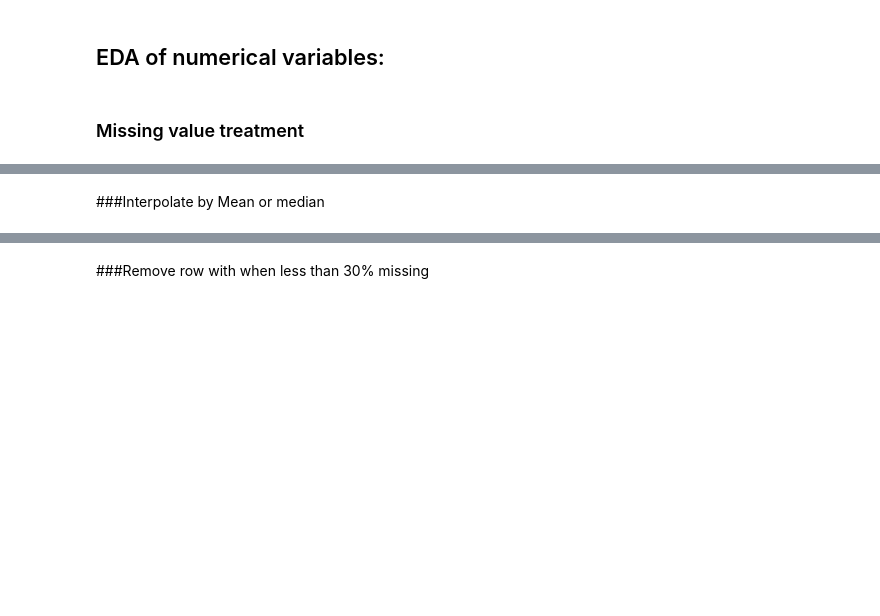
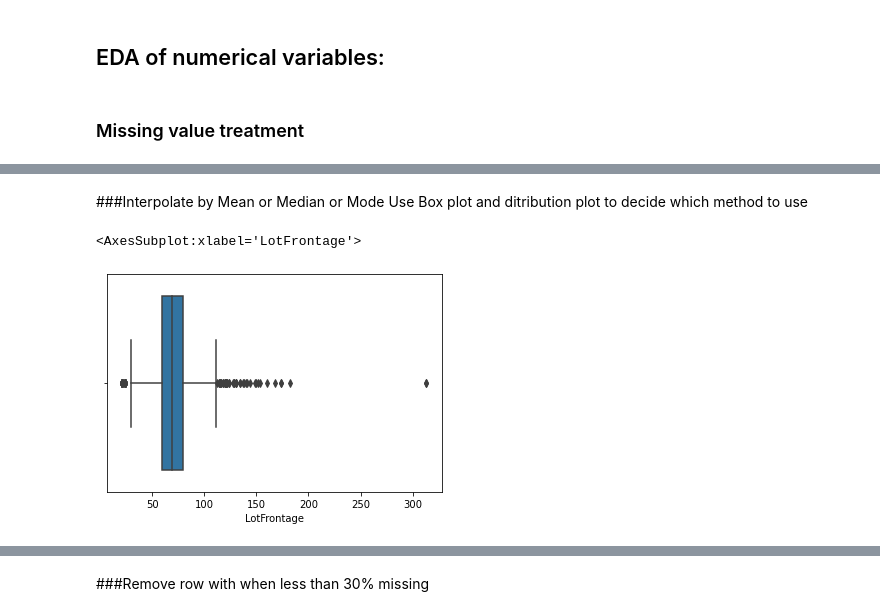
Before and after one commit to Jhirai20/AppliedDSPython, a Jupyter notebook: Projects/Project 1/Project 1.ipynb, the cells around one changed output, grey strips where cells are left out. Drawn from its saved outputs; the diff is of its cells as text; code cells hidden in the pictures; blank space fills up the shorter version.

```diff
--- a/Projects/Project 1/Project 1.ipynb
+++ b/Projects/Project 1/Project 1.ipynb
@@ -748,2 +749,3 @@ MiscFeature      1406
 # %%
-np.drop
+ds.drop(['Alley', 'PoolQC', 'Fence', 'MiscFeature','FireplaceQu'], axis=1, inplace=True)
+ds.isna().sum(axis=0)
@@ -750,2 +770,8 @@ np.drop
 # %% [markdown]
-###Interpolate by Mean or median
+###Interpolate by Mean or Median or Mode
+Use Box plot and ditribution plot to decide which method to use
+# %%
+sns.boxplot(ds.LotFrontage)
+# %% [output]
+<AxesSubplot:xlabel='LotFrontage'>
+[figure, added]
```
Also changed, not shown: parts of 12 cells of this notebook, 2 other files.
